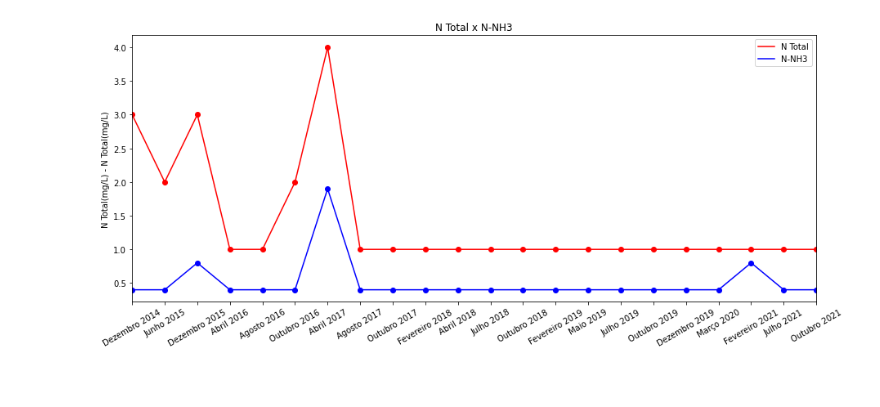
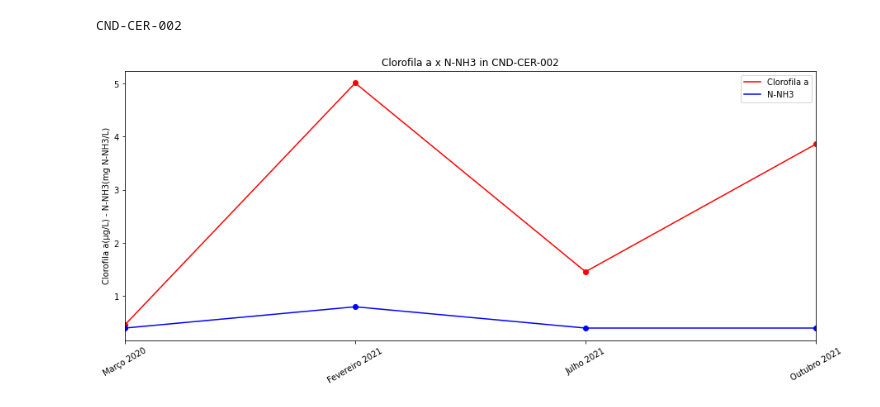
Before and after one commit to jaderAdriel/Clorofila-a, a Jupyter notebook: Projeto_pibic_2_0.ipynb, the cells around one changed output. Drawn from its saved outputs; the diff is of its cells as text; code cells hidden in the pictures; blank space fills up the shorter version.

```diff
--- a/Projeto_pibic_2_0.ipynb
+++ b/Projeto_pibic_2_0.ipynb
@@ -29,15 +47,15 @@ reservatory2 = "LES-IGP-001" #@param {type:"string"}
 #@title  { form-width: "50%" }
 #@markdown Select if you want compare parametes on the same reservoirs, compare same parameter on diferents reservoirs or dont compare
 compare = "Parameters" #@param ["Parameters", "Reservoirs", "None"]
-parameter1 = "N Total" #@param ["Clorofila a", "Colif. termo", "Condutividade", "Salinidade", "Sólidos em suspensão", "Sólidos totais", "STD", "Temperatura", "Turbidez", "Alcalinidade total", "DBO", "DQO", "Nitrogênio Nitrato", "N-NH3", "N Total", "OD", "pH", "P Total", "% Saturação de Oxigênio Dissolvido", "Cloreto", "Ortofosfato solúvel", "Temperatura do Ar", "Transparência da Água"]
+parameter1 = "Clorofila a" #@param ["Clorofila a", "Colif. termo", "Condutividade", "Salinidade", "Sólidos em suspensão", "Sólidos totais", "STD", "Temperatura", "Turbidez", "Alcalinidade total", "DBO", "DQO", "Nitrogênio Nitrato", "N-NH3", "N Total", "OD", "pH", "P Total", "% Saturação de Oxigênio Dissolvido", "Cloreto", "Ortofosfato solúvel", "Temperatura do Ar", "Transparência da Água"]
 #@markdown only if you selected parameters option in 'compare' :)
 parameter2 = "N-NH3" #@param ["Clorofila a", "Colif. termo", "Condutividade", "Salinidade", "Sólidos em suspensão", "Sólidos totais", "STD", "Temperatura", "Turbidez", "Alcalinidade total", "DBO", "DQO", "Nitrogênio Nitrato", "N-NH3", "N Total", "OD", "pH", "P Total", "% Saturação de Oxigênio Dissolvido", "Cloreto", "Ortofosfato solúvel", "Temperatura do Ar", "Transparência da Água"]
 # %%
 #@title Gŕafico { run: "auto", form-width: "50%", display-mode: "form" }
 #@markdown Select the reservoir, ignore if you are going to compare both
-graph = "reservoir2" #@param ["reservoir1", "reservoir2"]
+graph = "reservoir1" #@param ["reservoir1", "reservoir2"]
 #@markdown select the period you want
-startDate = "2015-03-01" #@param {type:"date"}
+startDate = "2020-01-01" #@param {type:"date"}
 finalDate = "2022-12-25" #@param {type:"date"}
 variable_name = 5
 # %%
@@ -131,8 +149,6 @@ def compareReservoirs(dic1, dic2, reservatory1, reservatory2, ylabel = ''):
                 if ano1 not in anos: anos.append(ano1)
                 x.append(data)
                 break
-
-    plt.figure(figsize=(15, 3))
 
     plt.plot(x, subplot1, color='r', label='sin')
     plt.plot(x, subplot2, color='b', label='cos')
@@ -176,9 +192,9 @@ def compareParameter(dic1, dic2, reservatory1):
     plt.gcf().set_size_inches(15, 6)
     plt.autoscale(axis = 'x', tight=True)
     plt.xticks(rotation = 30)
-    plt.title(f'{parameter1} x {parameter2}')
+    plt.title(f'{parameter1} x {parameter2} in {reservatory1}')
     plt.legend([parameter1, parameter2])
-    plt.ylabel(f'{parameter1}({unidade1}) - {parameter1}({unidade1})')
+    plt.ylabel(f'{parameter1}({unidade1}) - {parameter2}({unidade2})')
 
 
     return
@@ -206,25 +222,27 @@ def lineGraph(dic, reservoir = 'x'):
 # %%
 #@title Run { form-width: "10%" }
 url = url1 if graph == "reservoir1" else url2
 reservoir = reservatory1 if graph == "reservoir1" else reservatory2
+print(reservoir)
 if compare == 'None':
     dics = [gc.open_by_url(url)]
     dics[0] = get_parameter(parameter1, dics[0])
     dics[0] = select(startDate, finalDate, dics[0])
     lineGraph(dics[0], reservoir)
 
 if compare == 'Reservoirs':
     dics = [gc.open_by_url(url1), gc.open_by_url(url2)]
     dics[0] = select(startDate, finalDate ,get_parameter(parameter1, dics[0]))
     dics[1] = select(startDate, finalDate ,get_parameter(parameter1, dics[1]))
     print(dics[0] == dics[1])
     compareReservoirs(dics[0], dics[1], reservatory1, reservatory2)
 
 
 elif compare == 'Parameters':
-    dics = [gc.open_by_url(url1), gc.open_by_url(url1)]
+    dics = [gc.open_by_url(url), gc.open_by_url(url)]
     dics[0] = select(startDate, finalDate ,get_parameter(parameter1, dics[0]))
     dics[1] = select(startDate, finalDate ,get_parameter(parameter2, dics[1]))
-    compareParameter(dics[0], dics[1], reservatory1)
+    compareParameter(dics[0], dics[1], reservoir)
 # %% [output]
+CND-CER-002
-[figure, old version]
+[figure, new version]
```
Also changed, not shown: parts of 1 cell of this notebook.
